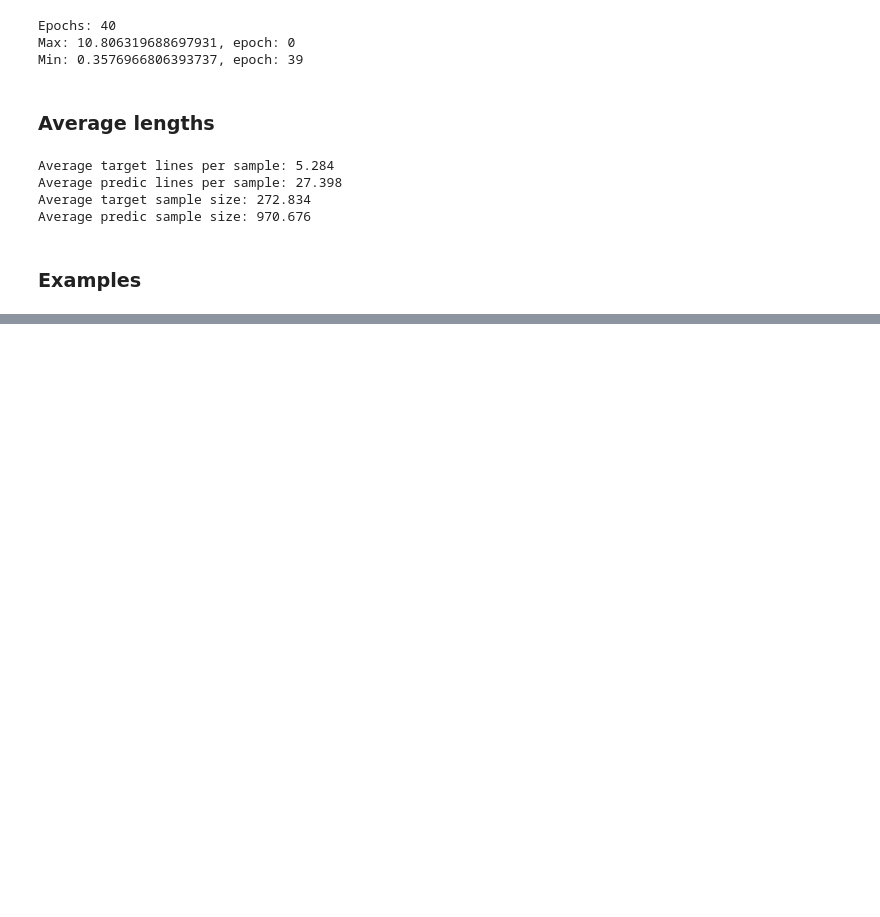
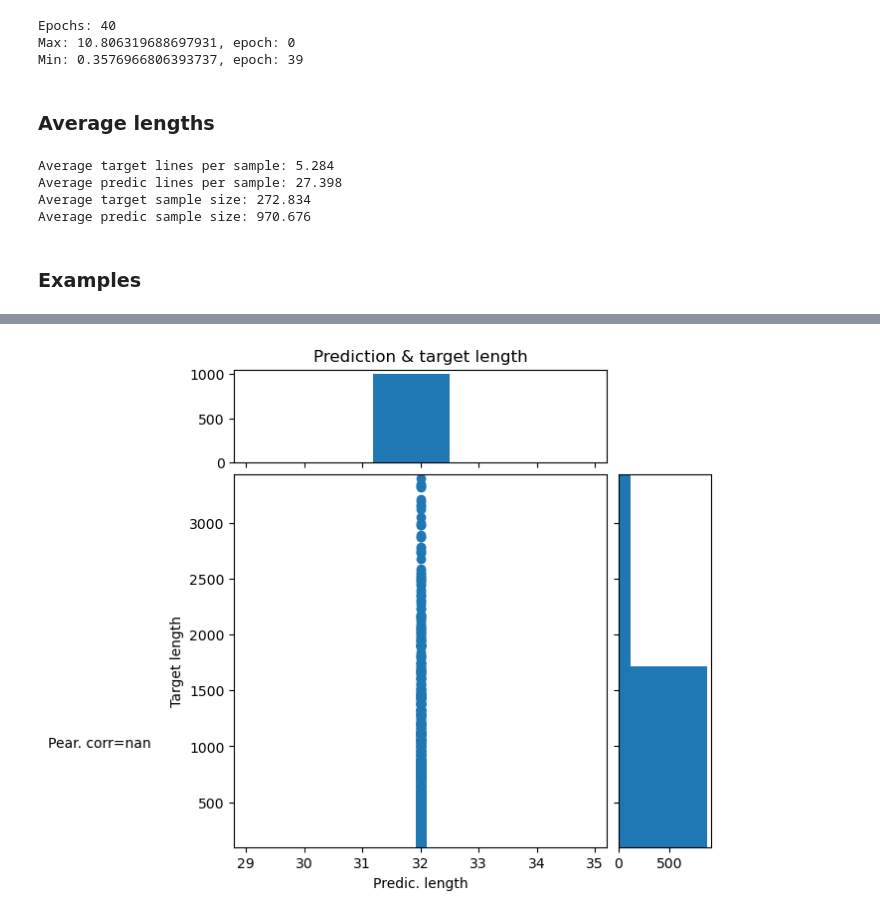
Before and after one commit to Samanek-Jan/Project, a Jupyter notebook: src/baseline/notebooks/evaluate_metrics.ipynb, the cells around one changed output, grey strips where cells are left out. Cells and saved outputs as stored; diff of their text form; code cells hidden in the pictures; blank space fills up the shorter version.

```diff
--- a/src/baseline/notebooks/evaluate_metrics.ipynb
+++ b/src/baseline/notebooks/evaluate_metrics.ipynb
@@ -328,0 +492,27 @@ ______//////////////////////////////////////////////////////////////////////////
+# %%
+from random import shuffle
+
+searcher = GreedySearch(model, tokenizer, 256)
+
+model = model.train()
+losses = []
+sample = 1000
+l = list(zip(model_d.get("source_sentences"), model_d.get("target_sentences")))
+pred_sentences = []
+sample_size_loss_list = []
+shuffle(l)
+for i, (src, tgr) in tqdm(enumerate(l[:sample])):
+    x = tokenizer(prompt, max_length=500, padding=True, truncation=True, return_tensors="pt").to(DEVICE)
+    x["input_ids"] = x["input_ids"].type(torch.long)
+    x["attention_mask"] = ~x["attention_mask"].type(torch.bool)
+    y = tokenizer(target, max_length=500, padding=True, truncation=True, return_tensors="pt").to(DEVICE)
+    y["input_ids"] = y["input_ids"].type(torch.long)
+    y["attention_mask"] = ~y["attention_mask"].type(torch.bool)
+
+
+    pred_sentences.append(searcher(*x.values()))
+    logits, loss = model(x.values(), y.values())
+    pred = torch.max(logits, dim=-1)[1][0]
+
+    losses.append(np.random.random()*15)
+    pred_sentences.append(tokenizer.decode(pred, skip_special_tokens=True))
@@ -328,0 +606,11 @@ ______//////////////////////////////////////////////////////////////////////////
+# %%
+prd_sample_len = []
+tgr_sample_len = []
+
+for prd, (_, tgr) in zip(pred_sentences, l[len(pred_sentences):]):
+    prd_sample_len.append(len(prd))
+    tgr_sample_len.append(len(tgr))
+
+plot_scatter_with_dist(prd_sample_len, tgr_sample_len, "Prediction & target length", "Predic. length", "Target length")
+# %% [output]
+[figure, added]
```
Also changed, not shown: parts of 12 cells of this notebook, 12 other files.
